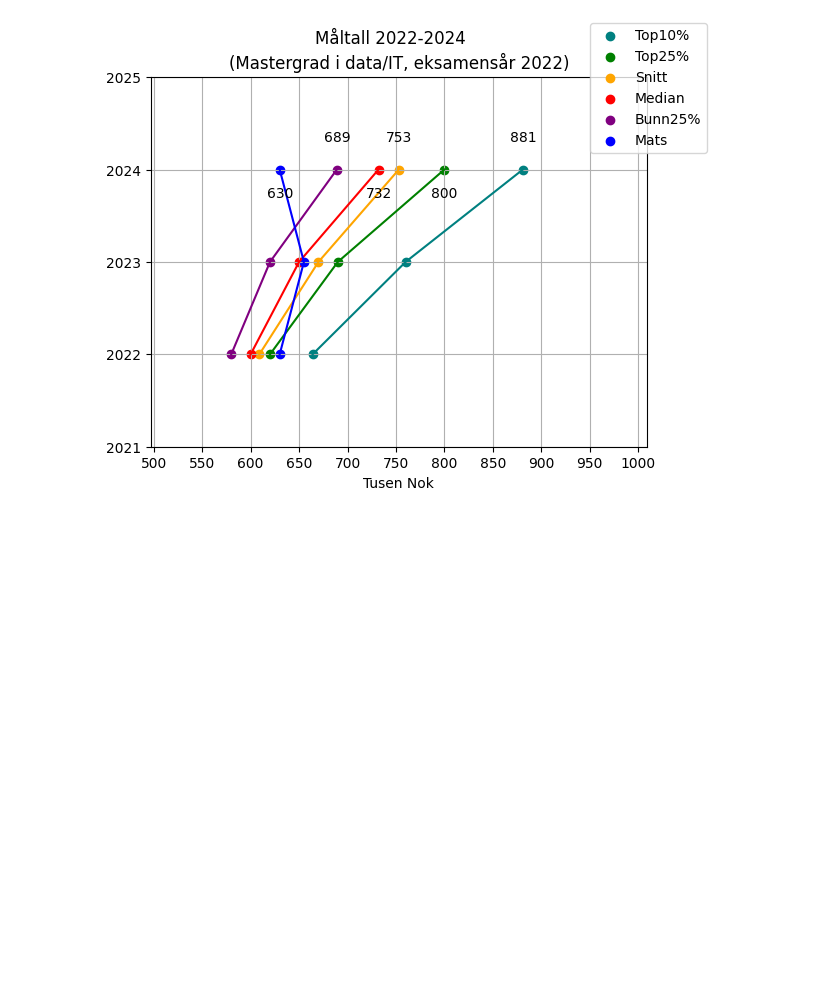
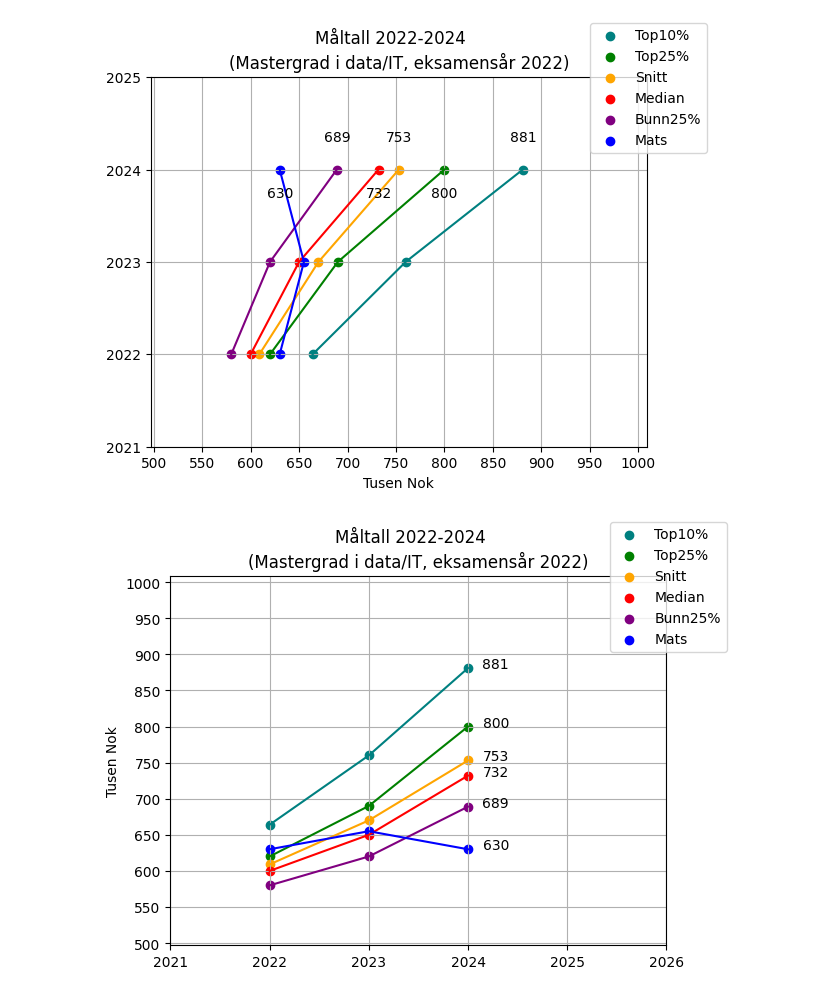
Before and after one commit to MatsRivel/Lonnssamtale, a Jupyter notebook: Main.ipynb, the cells around one changed output. Drawn from its saved outputs; the diff is of its cells as text; code cells hidden in the pictures; blank space fills up the shorter version.

```diff
--- a/Main.ipynb
+++ b/Main.ipynb
@@ -220,4 +220,43 @@ fig.legend()
 plt.show()
 # %% [output]
 [figure]
+# %%
+def custom_plot_formatter_flip(ax: Axes,ymax: int, ymin: int)->Axes:
+    ax.set_ylabel("Tusen Nok")
+    ax.set_ylim(bottom=ymin,top=ymax)
+    ax.set_xlim(left=2021,right=2025)
+    ax.yaxis.set_major_locator(ticker.MultipleLocator(base=50))  # Set the x-ticks to be spaced evenly
+    ax.yaxis.set_major_formatter(ticker.FuncFormatter(lambda value, tick_number: f'{int(value)}'))
+
+    ax.xaxis.set_major_locator(ticker.MultipleLocator(base=1))  # Set the y-ticks to be spaced evenly
+    ax.xaxis.set_major_formatter(ticker.FuncFormatter(lambda value, tick_number: f'{int(value)}'))
+
+    ax.grid(True)
+    ax.set_title("(Mastergrad i data/IT, eksamensår 2022)")
+    return ax
+
+xmin = ymin_base-2
+xmax = ymax_base+1
+ymin = xmin_base
+ymax = xmax_base
+
+fig,ax = plt.subplots()
+fields = ["Top10%","Top25%","Snitt", "Median","Bunn25%","Mats"]
+colors = ["teal",  "green", "orange","red",   "purple", "blue"]
+for (idx,(field,color)) in enumerate(zip(fields,colors)):
+    xvals = [int(y) for y in df[field]]
+    yvals = [int(x) for x in df["År(Slutt)"]]
+    plot_2024(ax,yaxis = yvals, xaxis=xvals,name=field,color=color)
+    ax.annotate(str(xvals[-1]), (yvals[-1], xvals[-1]), textcoords="offset points", xytext=(20,0), ha='center')
+
+
+ax = custom_plot_formatter_flip(ax,ymax,ymin)
+ax.xaxis.set_visible(True)
+ax.set_xlim(left=xmin,right=xmax)
+ax.set_ylim(bottom=ymin,top=ymax)
+fig.suptitle("Måltall 2022-2024")
+fig.legend()
+plt.show()
+# %% [output]
+[figure, added]
 # %%
```
Also changed, not shown: parts of 4 cells of this notebook.
